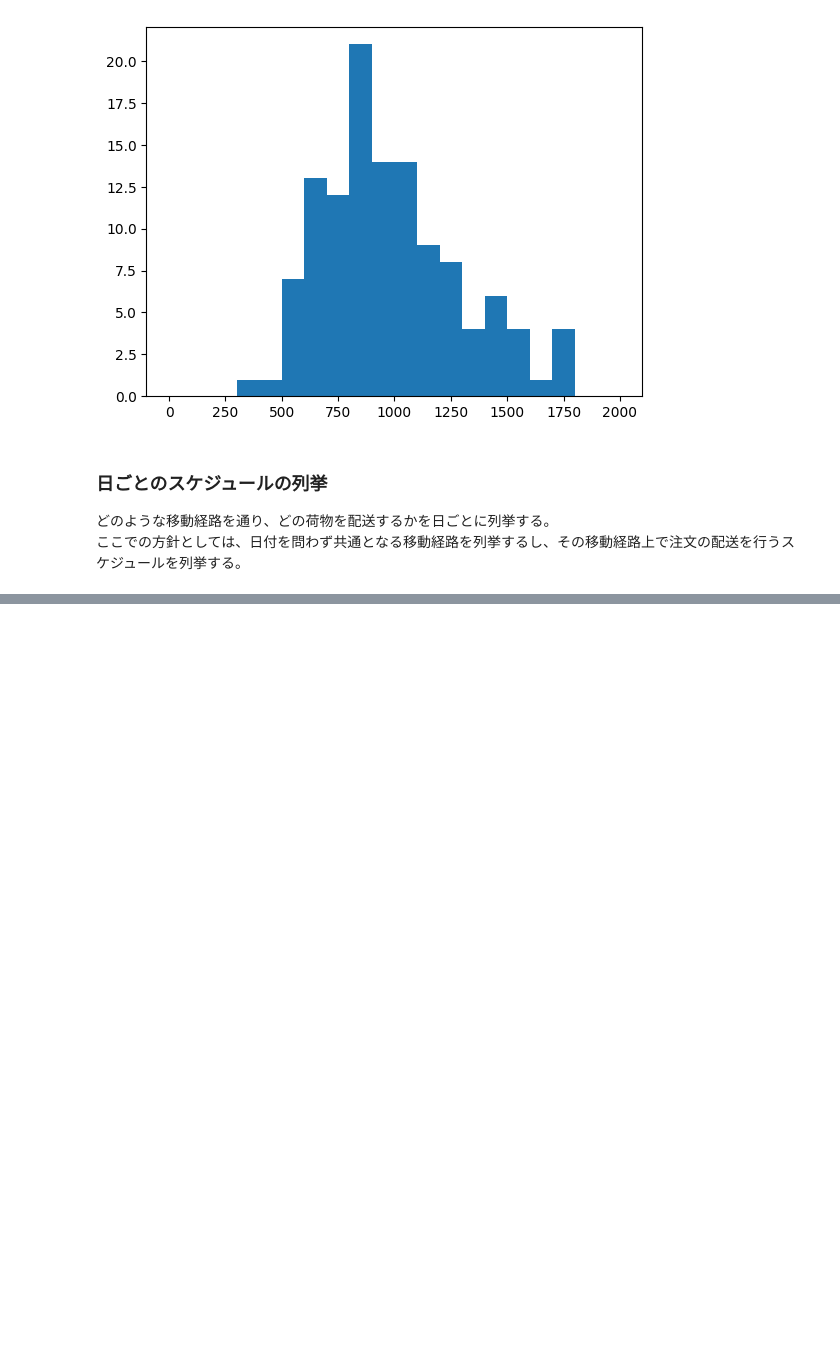
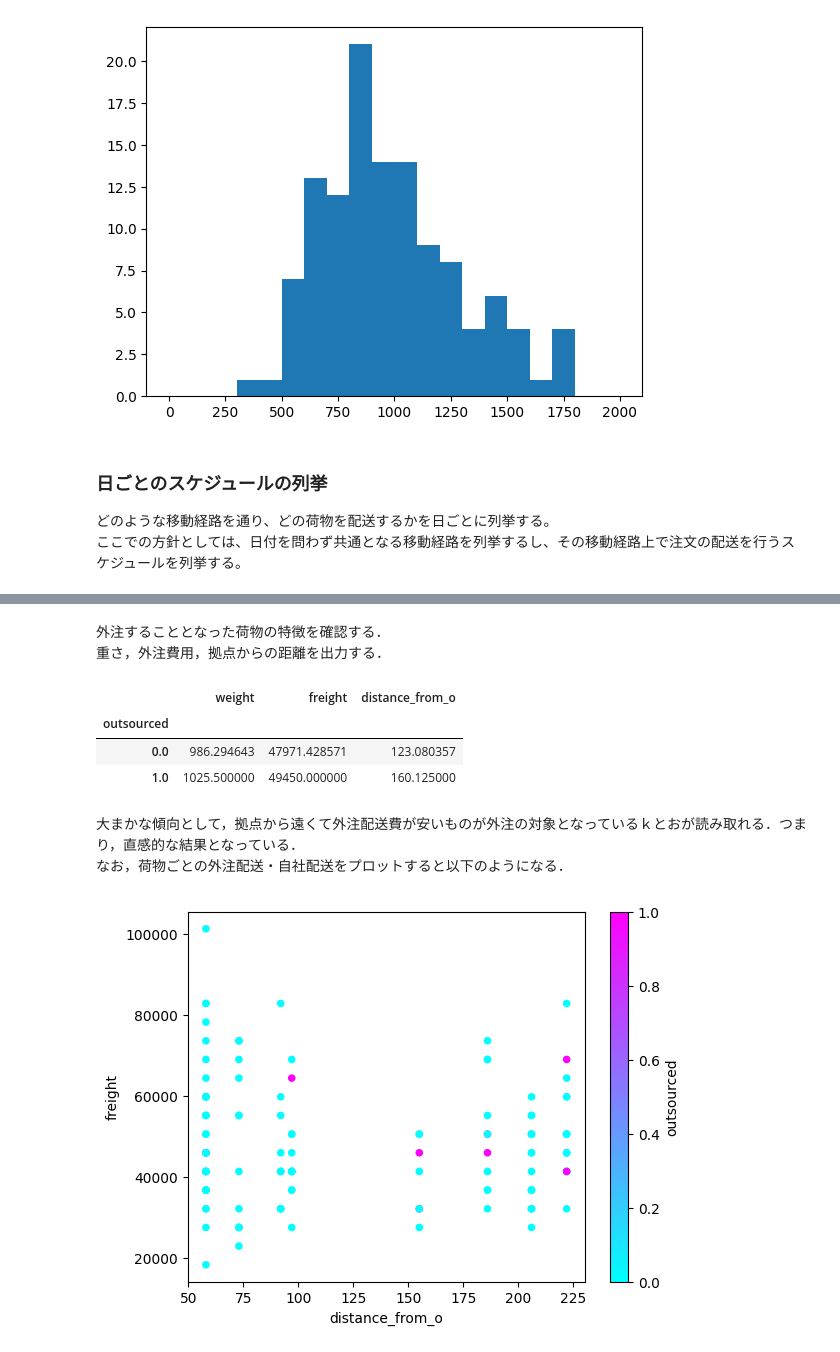
Before and after one commit to Koki-Kazaore/Research, a Jupyter notebook: docker-jupyterlab/work/vehicleRoutingProblem/routing.ipynb, the cells around one changed output, grey strips where cells are left out. Drawn from its saved outputs; the diff is of its cells as text; code cells hidden in the pictures; blank space fills up the shorter version.

```diff
--- a/docker-jupyterlab/work/vehicleRoutingProblem/routing.ipynb
+++ b/docker-jupyterlab/work/vehicleRoutingProblem/routing.ipynb
@@ -188,0 +430,11 @@ routes_df
+# %%
+requests_summary_df = pd.DataFrame(
+    [{
+        'outsourced': y[r].value(),
+        'weight': w[r],
+        'freight': f[r],
+        'location': k[r],
+        'distance_from_o': t[k[r], o]
+    } for r in R]
+)
+requests_summary_df
@@ -188,0 +455,18 @@ routes_df
+# %% [markdown]
+外注することとなった荷物の特徴を確認する．<br>
+重さ，外注費用，拠点からの距離を出力する．
+# %%
+requests_summary_df.groupby('outsourced')[['weight', 'freight', 'distance_from_o']].agg('mean')
+# %% [output]
+|  | weight | freight | distance_from_o |
+| outsourced |  |  |  |
+| 0.0 | 986.294643 | 47971.428571 | 123.080357 |
+| 1.0 | 1025.500000 | 49450.000000 | 160.125000 |
+# %% [markdown]
+大まかな傾向として，拠点から遠くて外注配送費が安いものが外注の対象となっているｋとおが読み取れる．つまり，直感的な結果となっている．<br>
+なお，荷物ごとの外注配送・自社配送をプロットすると以下のようになる．
+# %%
+requests_summary_df.plot.scatter(x='distance_from_o', y='freight', c='outsourced', cmap='cool')
+plt.show()
+# %% [output]
+[figure, added]
```
Also changed, not shown: parts of 15 cells of this notebook.
